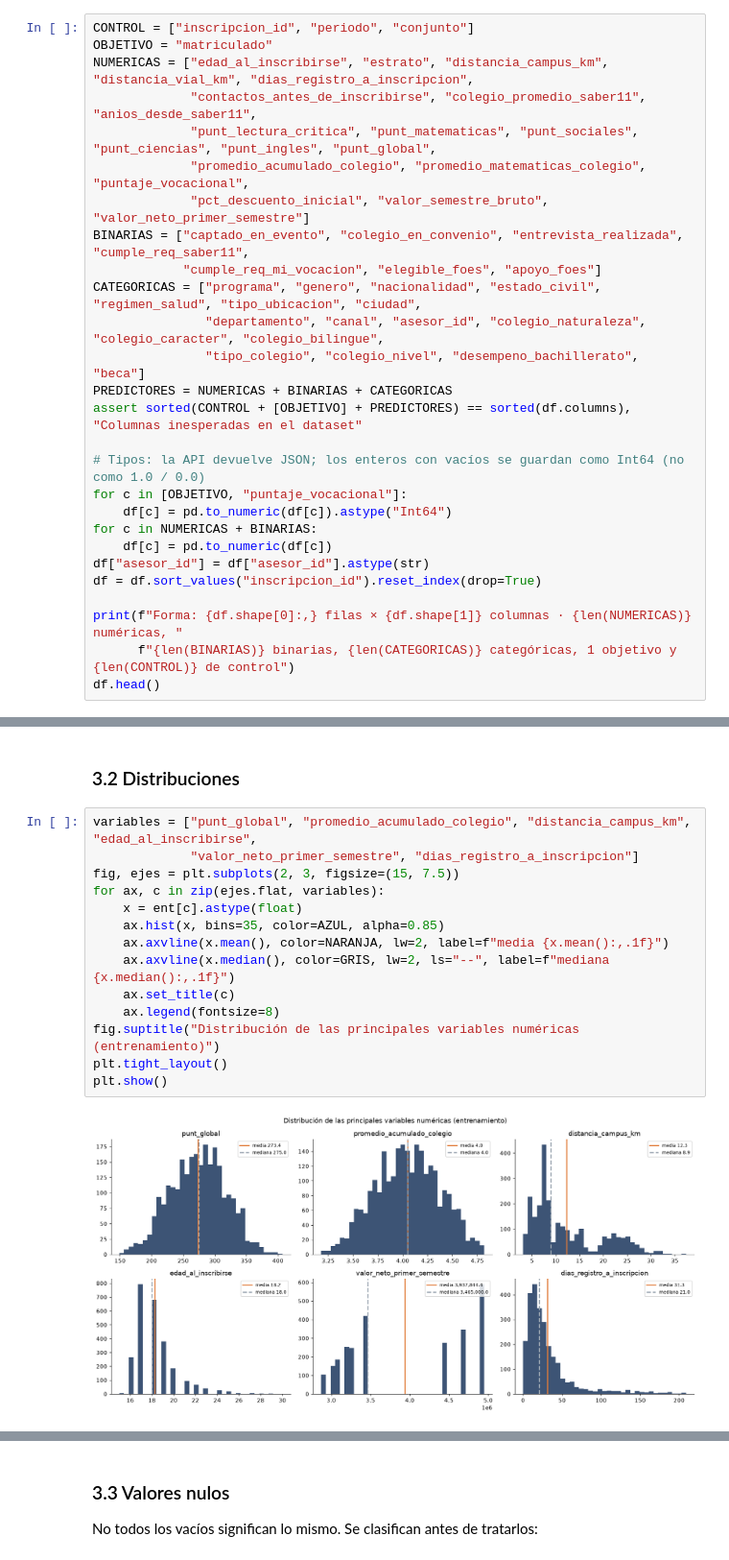
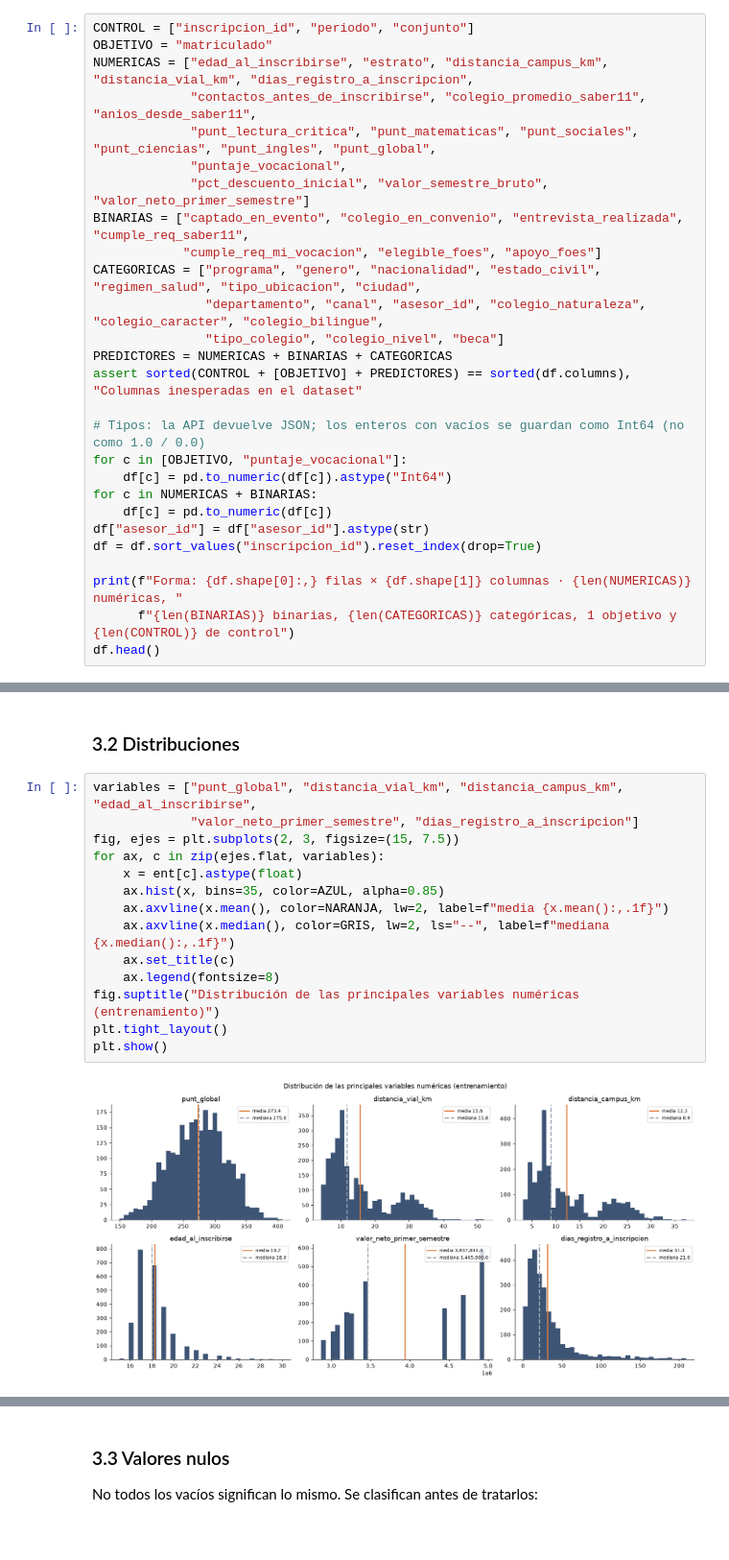
Before and after one commit to xyosho/Proyecto-Homologacion-ML, a Jupyter notebook: Sprint_01_conexion_dataset_local.ipynb, the cells around one changed output, grey strips where cells are left out. Shown at 96% size. Cells and saved outputs as stored; diff of their text form.

```diff
--- a/Sprint_01_conexion_dataset_local.ipynb
+++ b/Sprint_01_conexion_dataset_local.ipynb
@@ -121,13 +123,13 @@ OBJETIVO = "matriculado"
 NUMERICAS = ["edad_al_inscribirse", "estrato", "distancia_campus_km", "distancia_vial_km", "dias_registro_a_inscripcion",
              "contactos_antes_de_inscribirse", "colegio_promedio_saber11", "anios_desde_saber11",
              "punt_lectura_critica", "punt_matematicas", "punt_sociales", "punt_ciencias", "punt_ingles", "punt_global",
-             "promedio_acumulado_colegio", "promedio_matematicas_colegio", "puntaje_vocacional",
+             "puntaje_vocacional",
              "pct_descuento_inicial", "valor_semestre_bruto", "valor_neto_primer_semestre"]
 BINARIAS = ["captado_en_evento", "colegio_en_convenio", "entrevista_realizada", "cumple_req_saber11",
             "cumple_req_mi_vocacion", "elegible_foes", "apoyo_foes"]
 CATEGORICAS = ["programa", "genero", "nacionalidad", "estado_civil", "regimen_salud", "tipo_ubicacion", "ciudad",
                "departamento", "canal", "asesor_id", "colegio_naturaleza", "colegio_caracter", "colegio_bilingue",
-               "tipo_colegio", "colegio_nivel", "desempeno_bachillerato", "beca"]
+               "tipo_colegio", "colegio_nivel", "beca"]
 PREDICTORES = NUMERICAS + BINARIAS + CATEGORICAS
 assert sorted(CONTROL + [OBJETIVO] + PREDICTORES) == sorted(df.columns), "Columnas inesperadas en el dataset"
 
@@ -285,21 +437,21 @@ Tasa de matrícula en entrenamiento: 45.7% (1,176 de 2,575 inscritos)
 # %% [markdown]
 ### 3.2 Distribuciones
 # %%
-variables = ["punt_global", "promedio_acumulado_colegio", "distancia_campus_km", "edad_al_inscribirse",
+variables = ["punt_global", "distancia_vial_km", "distancia_campus_km", "edad_al_inscribirse",
              "valor_neto_primer_semestre", "dias_registro_a_inscripcion"]
 fig, ejes = plt.subplots(2, 3, figsize=(15, 7.5))
 for ax, c in zip(ejes.flat, variables):
     x = ent[c].astype(float)
     ax.hist(x, bins=35, color=AZUL, alpha=0.85)
     ax.axvline(x.mean(), color=NARANJA, lw=2, label=f"media {x.mean():,.1f}")
     ax.axvline(x.median(), color=GRIS, lw=2, ls="--", label=f"mediana {x.median():,.1f}")
     ax.set_title(c)
     ax.legend(fontsize=8)
 fig.suptitle("Distribución de las principales variables numéricas (entrenamiento)")
 plt.tight_layout()
 plt.show()
 # %% [output]
-[figure, old version]
+[figure, new version]
 # %%
 fig, ejes = plt.subplots(1, 3, figsize=(15, 4))
 ejes[0].hist(np.log(ent["distancia_campus_km"].astype(float)), bins=30, color=AZUL, alpha=0.85)
```
Also changed, not shown: parts of 21 cells of this notebook, 16 other files.
